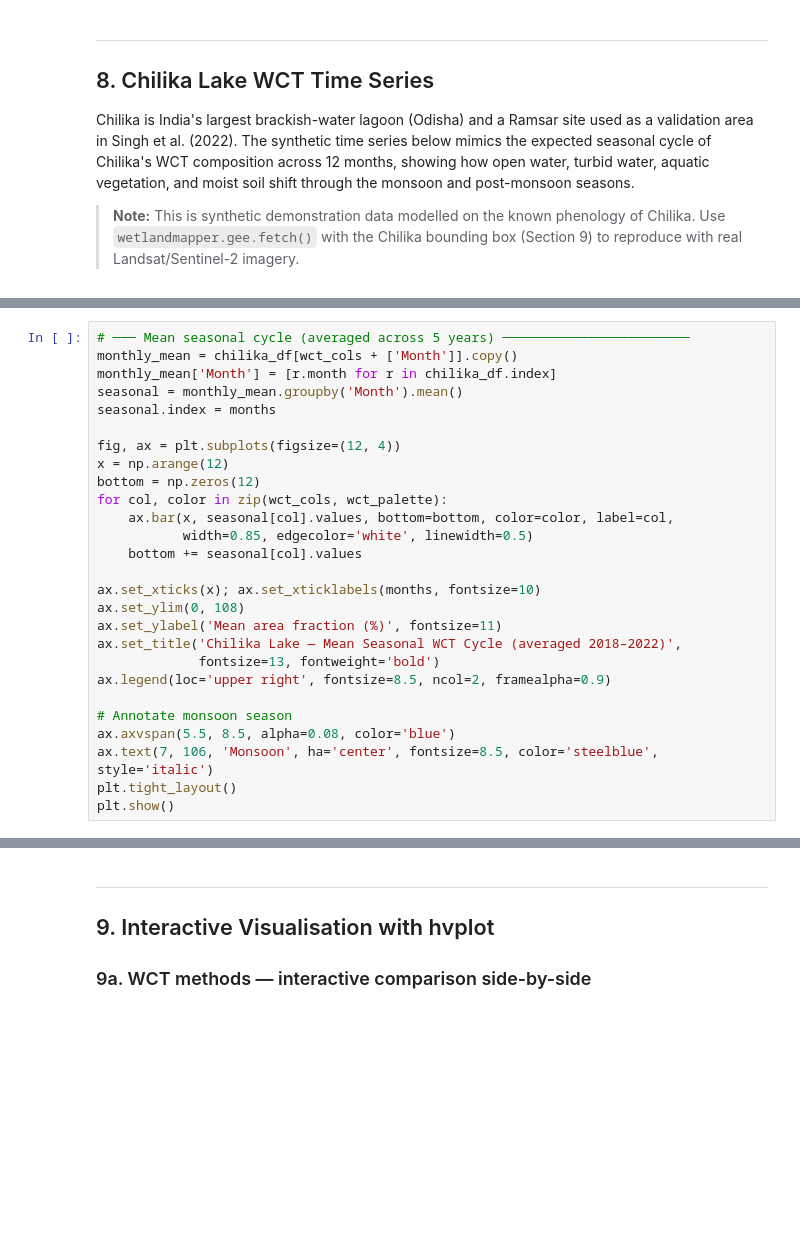
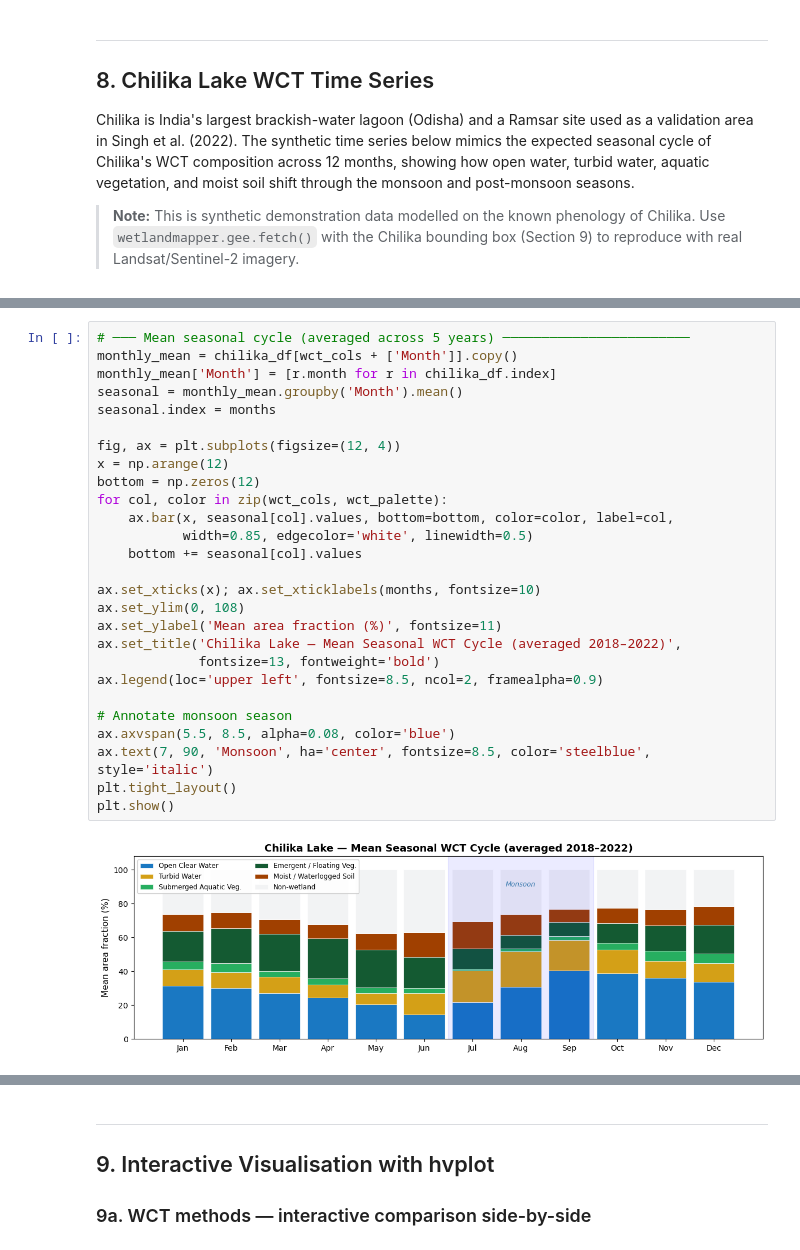
Before and after one commit to manudeo/wetlandmapper, a Jupyter notebook: notebooks/demo_wetlandmapper.ipynb, the cells around one changed output, grey strips where cells are left out. Cells and saved outputs as stored; diff of their text form; blank space fills up the shorter version.

```diff
--- a/notebooks/demo_wetlandmapper.ipynb
+++ b/notebooks/demo_wetlandmapper.ipynb
@@ -632,30 +770,32 @@ plt.show()
 # %%
 # ─── Mean seasonal cycle (averaged across 5 years) ────────────────────────
 monthly_mean = chilika_df[wct_cols + ['Month']].copy()
 monthly_mean['Month'] = [r.month for r in chilika_df.index]
 seasonal = monthly_mean.groupby('Month').mean()
 seasonal.index = months
 
 fig, ax = plt.subplots(figsize=(12, 4))
 x = np.arange(12)
 bottom = np.zeros(12)
 for col, color in zip(wct_cols, wct_palette):
     ax.bar(x, seasonal[col].values, bottom=bottom, color=color, label=col,
            width=0.85, edgecolor='white', linewidth=0.5)
     bottom += seasonal[col].values
 
 ax.set_xticks(x); ax.set_xticklabels(months, fontsize=10)
 ax.set_ylim(0, 108)
 ax.set_ylabel('Mean area fraction (%)', fontsize=11)
 ax.set_title('Chilika Lake — Mean Seasonal WCT Cycle (averaged 2018–2022)',
              fontsize=13, fontweight='bold')
-ax.legend(loc='upper right', fontsize=8.5, ncol=2, framealpha=0.9)
+ax.legend(loc='upper left', fontsize=8.5, ncol=2, framealpha=0.9)
 
 # Annotate monsoon season
 ax.axvspan(5.5, 8.5, alpha=0.08, color='blue')
-ax.text(7, 106, 'Monsoon', ha='center', fontsize=8.5, color='steelblue', style='italic')
+ax.text(7, 90, 'Monsoon', ha='center', fontsize=8.5, color='steelblue', style='italic')
 plt.tight_layout()
 plt.show()
+# %% [output]
+[figure, added]
 # %%
 # ─── Line chart: wetland classes only (excluding Non-wetland) ─────────────
 fig, ax = plt.subplots(figsize=(14, 4))
```
Also changed, not shown: parts of 39 cells of this notebook.
